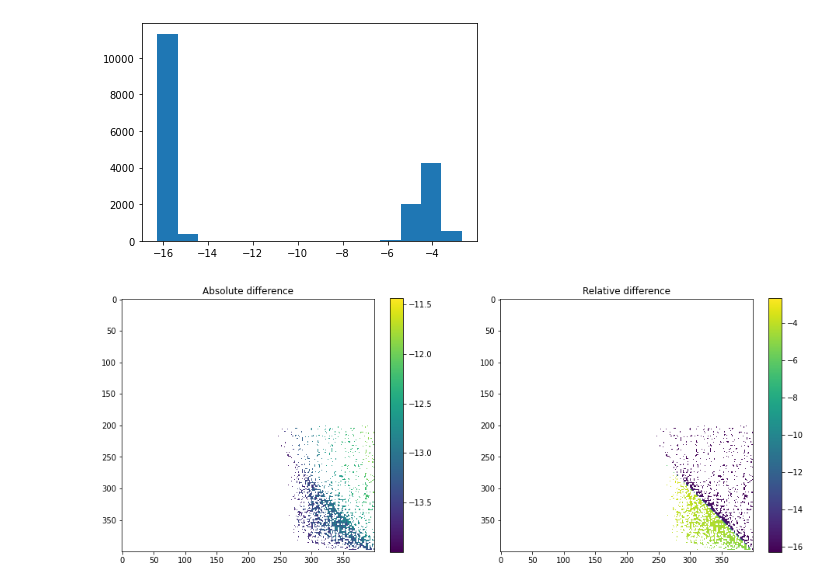
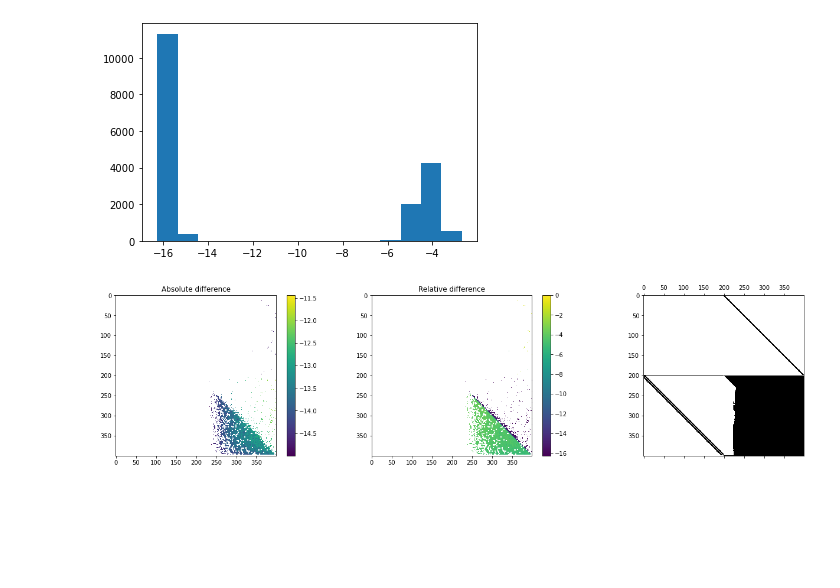
Before and after one commit to GentleMin/PyCrete, a Jupyter notebook: eigenmodes.ipynb, the cells around one changed output. Cells and saved outputs as stored; diff of their text form; code cells hidden in the pictures; blank space fills up the shorter version.

```diff
--- a/eigenmodes.ipynb
+++ b/eigenmodes.ipynb
@@ -368,8 +592,12 @@ for i in range(50):
 # %%
 K_vec = np.load("./output/K_mat_vectorized.npy")
 M_vec = np.load("./output/M_mat_vectorized.npy")
-K_seq = np.load("./output/K_mat_sequential.npy")
-M_seq = np.load("./output/M_mat_sequential.npy")
+# K_vec = np.load("./output/K_mat_sequential_v3.npy")
+# M_vec = np.load("./output/M_mat_sequential_v3.npy")
+# K_seq = np.load("./output/K_mat_sequential.npy")
+# M_seq = np.load("./output/M_mat_sequential.npy")
+K_seq = np.load("./output/K_mat_vectorized_v3.npy")
+M_seq = np.load("./output/M_mat_vectorized_v3.npy")
 # %%
 K_diff = K_seq - K_vec
 plt.hist(np.log10(np.abs(K_diff[np.abs(K_diff) > 1e-14])/(np.abs(K_seq) + np.abs(K_vec))[np.abs(K_diff) > 1e-14]), bins=15)
@@ -384,18 +612,21 @@ plt.hist(np.log10(np.abs(K_diff[np.abs(K_diff) > 1e-14])/(np.abs(K_seq) + np.abs
  <BarContainer object of 15 artists>)
 [figure]
 # %%
-fig, axes = plt.subplots(nrows=1, ncols=2, figsize=(16, 6))
+fig, axes = plt.subplots(nrows=1, ncols=3, figsize=(22, 5))
 
 ax = axes[0]
-cm = ax.imshow(np.ma.array(np.log10(np.abs(K_diff)), mask=np.abs(K_diff) < 1e-14))
+cm = ax.imshow(np.ma.array(np.log10(np.abs(K_diff)), mask=np.abs(K_diff) < 1e-15))
 plt.colorbar(cm, ax=ax)
 ax.set_title("Absolute difference")
 
 ax = axes[1]
-cm = ax.imshow(np.ma.array(np.log10(np.abs(K_diff)/(np.abs(K_seq) + np.abs(K_vec))), mask=np.abs(K_diff) < 1e-14))
+cm = ax.imshow(np.ma.array(np.log10(np.abs(K_diff)/(np.abs(K_seq) + np.abs(K_vec))), mask=np.abs(K_diff) < 1e-15))
 plt.colorbar(cm, ax=ax)
 ax.set_title("Relative difference")
 
+ax = axes[2]
+ax.spy(K_vec, precision=1e-12)
+
 plt.show()
 # %% [output]
-[figure, old version]
+[figure, new version]
```
Also changed, not shown: parts of 23 cells of this notebook, 1 other file.
